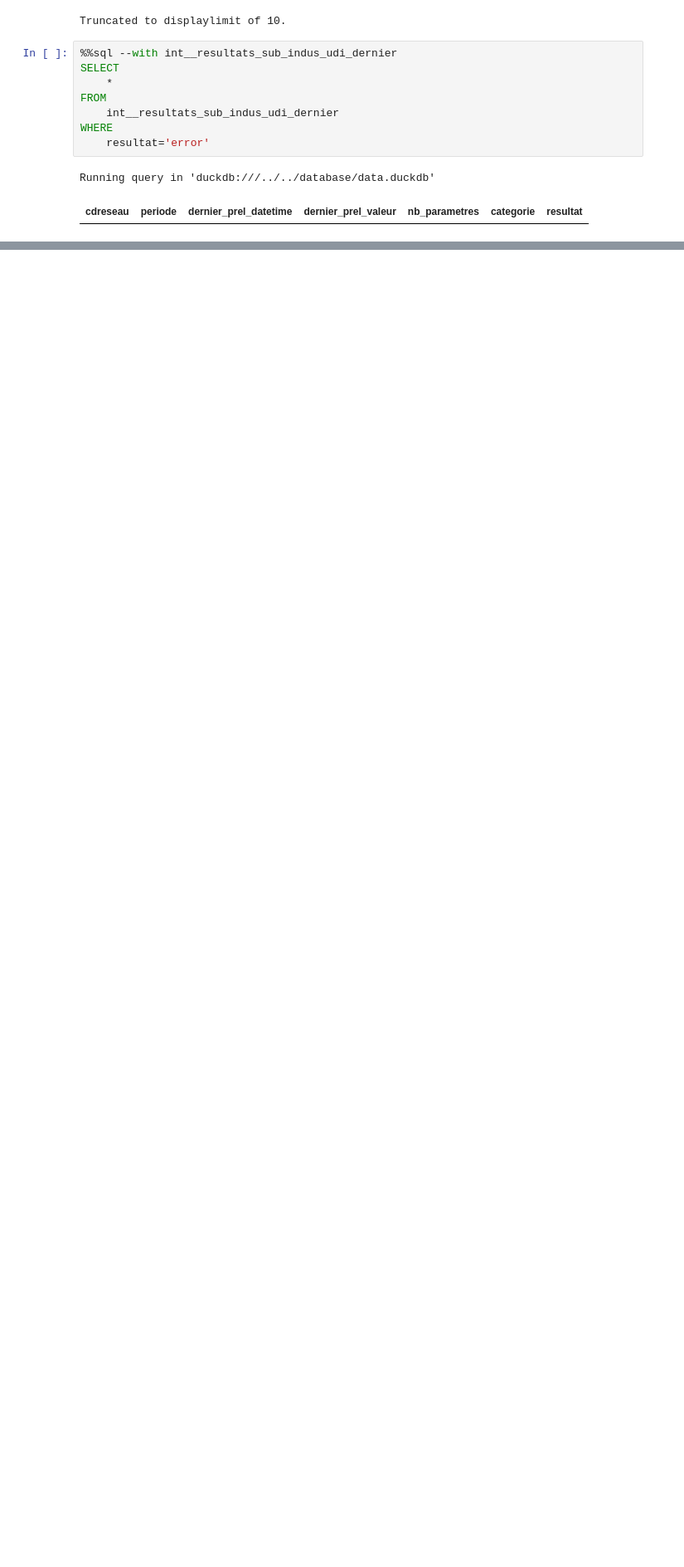
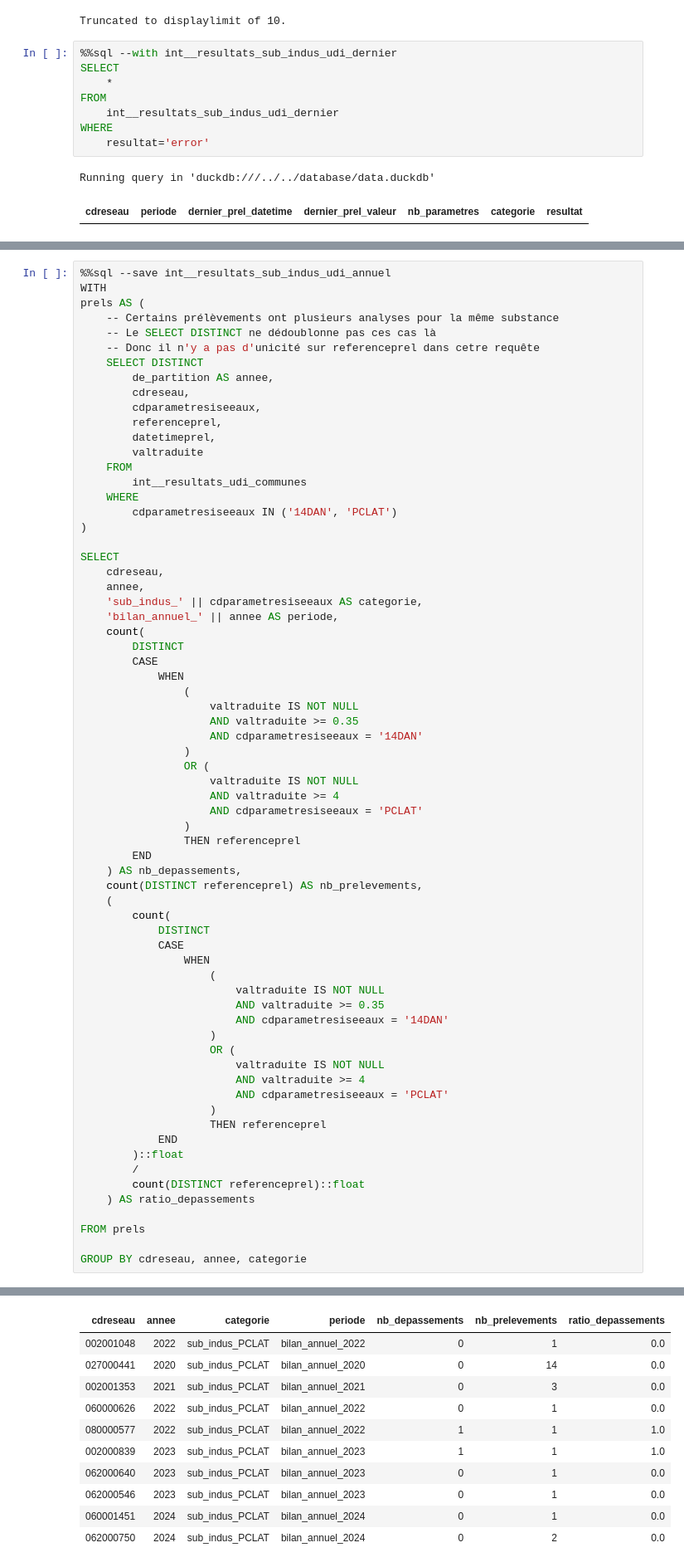
Before and after one commit to dataforgoodfr/13_pollution_eau, a Jupyter notebook: analytics/notebooks/resultats_sub_indus.ipynb, the cells around one changed output, grey strips where cells are left out. Shown at 83% size. Drawn from its saved outputs; the diff is of its cells as text; blank space fills up the shorter version.

```diff
--- a/analytics/notebooks/resultats_sub_indus.ipynb
+++ b/analytics/notebooks/resultats_sub_indus.ipynb
@@ -176,0 +186,69 @@ Running query in 'duckdb:///../../database/data.duckdb'
+# %%
+%%sql --save int__resultats_sub_indus_udi_annuel
+WITH
+prels AS (
+    -- Certains prélèvements ont plusieurs analyses pour la même substance
+    -- Le SELECT DISTINCT ne dédoublonne pas ces cas là
+    -- Donc il n'y a pas d'unicité sur referenceprel dans cetre requête
+    SELECT DISTINCT
+        de_partition AS annee,
+        cdreseau,
+        cdparametresiseeaux,
+        referenceprel,
+        datetimeprel,
+        valtraduite
+    FROM
+        int__resultats_udi_communes
+    WHERE
+        cdparametresiseeaux IN ('14DAN', 'PCLAT')
+)
+
+SELECT
+    cdreseau,
+    annee,
+    'sub_indus_' || cdparametresiseeaux AS categorie,
+    'bilan_annuel_' || annee AS periode,
+    count(
+        DISTINCT
+        CASE
+            WHEN
+                (
+                    valtraduite IS NOT NULL
+                    AND valtraduite >= 0.35
+                    AND cdparametresiseeaux = '14DAN'
+                )
+                OR (
+                    valtraduite IS NOT NULL
+                    AND valtraduite >= 4
+                    AND cdparametresiseeaux = 'PCLAT'
+                )
+                THEN referenceprel
+        END
+    ) AS nb_depassements,
+    count(DISTINCT referenceprel) AS nb_prelevements,
+    (
+        count(
+            DISTINCT
+            CASE
+                WHEN
+                    (
+                        valtraduite IS NOT NULL
+                        AND valtraduite >= 0.35
+                        AND cdparametresiseeaux = '14DAN'
+                    )
+                    OR (
+                        valtraduite IS NOT NULL
+                        AND valtraduite >= 4
+                        AND cdparametresiseeaux = 'PCLAT'
+                    )
+                    THEN referenceprel
+            END
+        )::float
+        /
+        count(DISTINCT referenceprel)::float
+    ) AS ratio_depassements
+
+FROM prels
+
+GROUP BY cdreseau, annee, categorie
+# %% [output]
@@ -176,0 +256,11 @@ Running query in 'duckdb:///../../database/data.duckdb'
+| cdreseau | annee | categorie | periode | nb_depassements | nb_prelevements | ratio_depassements |
+| 002001048 | 2022 | sub_indus_PCLAT | bilan_annuel_2022 | 0 | 1 | 0.0 |
+| 027000441 | 2020 | sub_indus_PCLAT | bilan_annuel_2020 | 0 | 14 | 0.0 |
+| 002001353 | 2021 | sub_indus_PCLAT | bilan_annuel_2021 | 0 | 3 | 0.0 |
+| 060000626 | 2022 | sub_indus_PCLAT | bilan_annuel_2022 | 0 | 1 | 0.0 |
+| 080000577 | 2022 | sub_indus_PCLAT | bilan_annuel_2022 | 1 | 1 | 1.0 |
+| 002000839 | 2023 | sub_indus_PCLAT | bilan_annuel_2023 | 1 | 1 | 1.0 |
+| 062000640 | 2023 | sub_indus_PCLAT | bilan_annuel_2023 | 0 | 1 | 0.0 |
+| 062000546 | 2023 | sub_indus_PCLAT | bilan_annuel_2023 | 0 | 1 | 0.0 |
+| 060001451 | 2024 | sub_indus_PCLAT | bilan_annuel_2024 | 0 | 1 | 0.0 |
+| 062000750 | 2024 | sub_indus_PCLAT | bilan_annuel_2024 | 0 | 2 | 0.0 |
```
Also changed, not shown: parts of 10 cells of this notebook, 1 other file.
